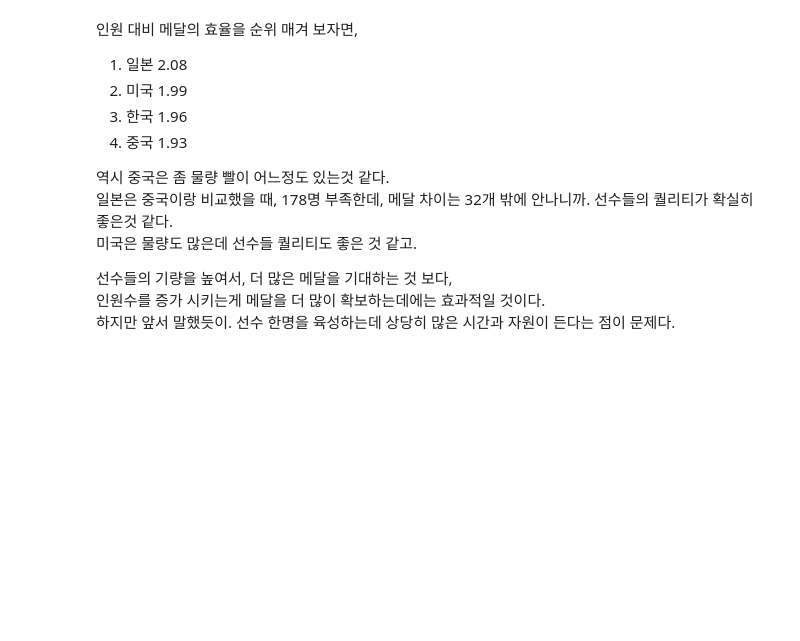
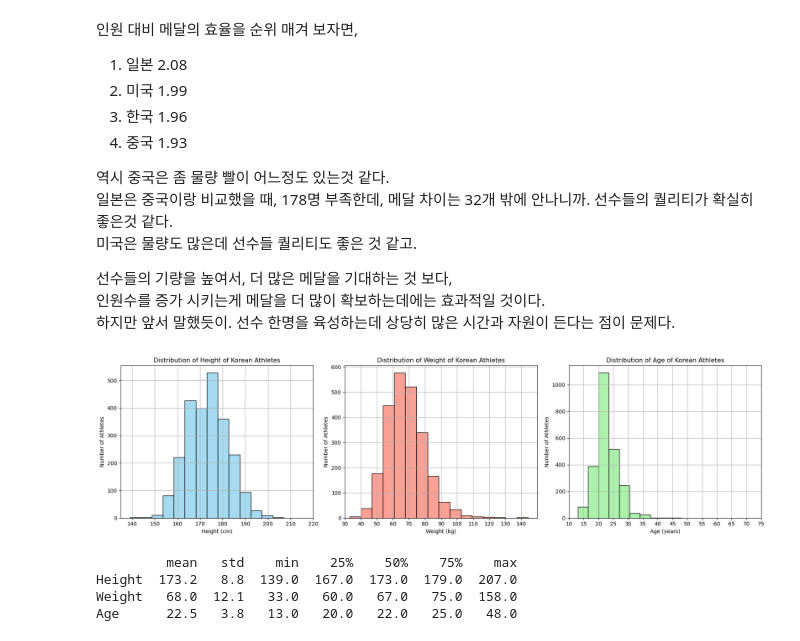
Before and after one commit to SeongJae999/AIffel_Datathon, a Jupyter notebook: olympic.ipynb, the cells around one changed output. Saved outputs shown, nothing was run; the diff lists cells and outputs as text; code cells hidden in the pictures; blank space fills up the shorter version.

```diff
--- a/olympic.ipynb
+++ b/olympic.ipynb
@@ -698,15 +720,17 @@ plt.show()
 # %% [markdown]
 - 한국 기준 데이터 기본 분석
 # %%
-# all_data에서 한국 선수만 추출
+# 1. all_data에서 한국 선수만 추출
 korea = all_data[all_data['NOC'] == 'KOR']
 
-# 총 한국 선수 수 계산 (ID 기준)
-korea_athletes = korea['ID'].nunique()
-print(f"Total number of Korean athletes: {korea_athletes}")
+# 2. 고유 ID 기준으로 중복 제거
+unique_korea_athletes = korea.drop_duplicates(subset=['ID'])
+
+# 3. 총 한국 선수 수 계산 (ID 기준)
+korea_athletes = unique_korea_athletes['ID'].nunique()
 
 # 년도 별 출전 한국 선수 수 계산
-korea_athletes_by_year = korea.drop_duplicates(subset=['ID']).groupby('Year')['ID'].count()
+korea_athletes_by_year = unique_korea_athletes.groupby('Year')['ID'].count()
 
 # 년도 별 출전 한국 선수 수 막대 그래프 시각화
 plt.figure(figsize=(12, 6))
@@ -952,0 +938,46 @@ Ratio of total athletes to total medals for USA (since 1992): 1.9932065217391304
+# %%
+# 한국 선수 나이, 신장, 체중 분포 시각화
+plt.figure(figsize=(18, 5))
+
+# 신장 분포
+plt.subplot(1, 3, 1)
+sns.histplot(unique_korea_athletes['Height'].dropna(), bins=14, kde=False, color='skyblue')
+plt.title('Distribution of Height of Korean Athletes')
+plt.xlabel('Height (cm)')
+plt.ylabel('Number of Athletes')
+plt.xticks(range(130, 230, 10))  # 10cm 단위로 눈금 설정
+plt.xlim(135, 220)  # 신장 범위 제한
+plt.grid(True)
+
+# 체중 분포
+plt.subplot(1, 3, 2)
+sns.histplot(unique_korea_athletes['Weight'].dropna(), bins=18, kde=False, color='salmon')
+plt.title('Distribution of Weight of Korean Athletes')
+plt.xlabel('Weight (kg)')
+plt.ylabel('Number of Athletes')
+plt.xticks(range(30, 150, 10))  # 10kg 단위로 눈금 설정
+plt.xlim(30, 150)  # 체중 범위 제한
+plt.grid(True)
+
+# 나이 분포
+plt.subplot(1, 3, 3)
+sns.histplot(unique_korea_athletes['Age'].dropna(), bins=10, kde=False, color='lightgreen')
+plt.title('Distribution of Age of Korean Athletes')
+plt.xlabel('Age (years)')
+plt.ylabel('Number of Athletes')
+plt.xticks(range(10, 80, 5))  # 5년 단위로 눈금 설정
+plt.xlim(10, 75)  # 나이 범위 제한
+plt.grid(True)
+
+# 레이아웃 조정
+plt.tight_layout()
+plt.show()
+
+# 데이터 Description
+print(unique_korea_athletes[['Height', 'Weight', 'Age']].describe().T[['mean', 'std', 'min', '25%', '50%', '75%', 'max']].round(1))
+# %% [output]
+[figure, added]
+         mean   std    min    25%    50%    75%    max
+Height  173.2   8.8  139.0  167.0  173.0  179.0  207.0
+Weight   68.0  12.1   33.0   60.0   67.0   75.0  158.0
+Age      22.5   3.8   13.0   20.0   22.0   25.0   48.0
```
Also changed, not shown: parts of 14 cells of this notebook.
